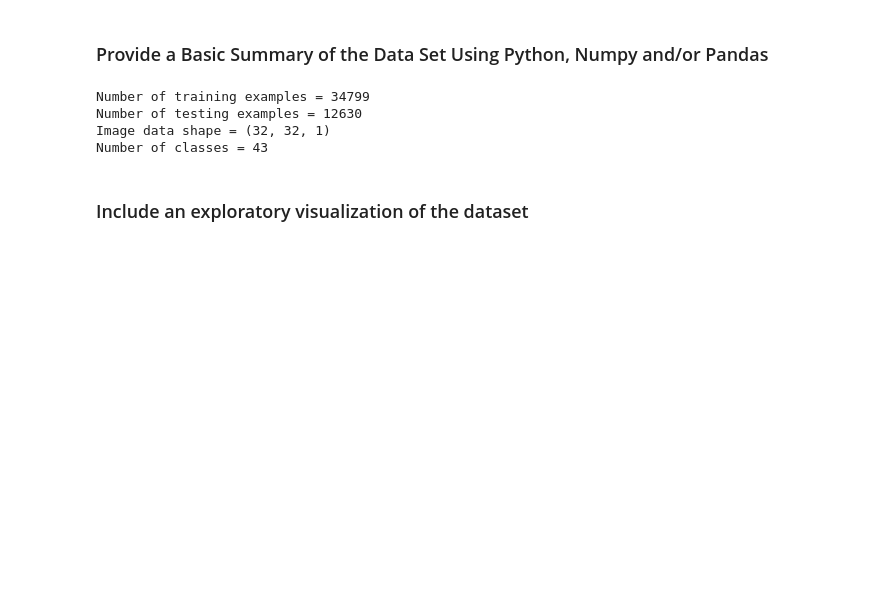
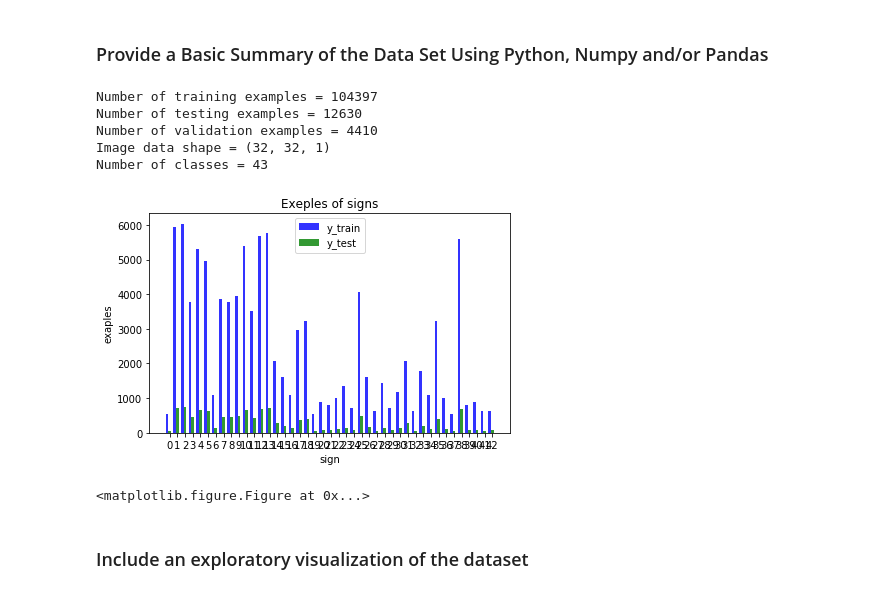
Before and after one commit to odats/CarND-Traffic-Sign-Classifier-Project, a Jupyter notebook: Traffic_Sign_Classifier.ipynb, the cells around one changed output. Saved outputs shown, nothing was run; the diff lists cells and outputs as text; code cells hidden in the pictures; blank space fills up the shorter version.

```diff
--- a/Traffic_Sign_Classifier.ipynb
+++ b/Traffic_Sign_Classifier.ipynb
@@ -58,6 +93,7 @@ Complete the basic data summary below. Use python, numpy and/or pandas methods t
 ### Replace each question mark with the appropriate value.
 ### Use python, pandas or numpy methods rather than hard coding the results
 import pandas as pd
+from collections import Counter
 
 # read signnames
 import csv
@@ -86,13 +122,56 @@ n_classes = len(signnames)
 
 print("Number of training examples =", n_train)
 print("Number of testing examples =", n_test)
+print("Number of validation examples =", n_validation)
 print("Image data shape =", image_shape)
 print("Number of classes =", n_classes)
 # %% [output]
-Number of training examples = 34799
+Number of training examples = 104397
 Number of testing examples = 12630
+Number of validation examples = 4410
 Image data shape = (32, 32, 1)
 Number of classes = 43
+# %%
+import numpy as np
+import matplotlib.pyplot as plt
+
+# data to plot
+n_groups = 43
+means_frank = list(Counter(y_train).values())
+means_guido = list(Counter(y_test).values())
+
+#n_groups = 4
+#means_frank = [1,2,5,6]
+#means_guido = [1,2,7,3]
+
+# create plot
+fig, ax = plt.subplots()
+index = np.arange(n_groups)
+bar_width = 0.35
+opacity = 0.8
+
+rects1 = plt.bar(index, means_frank, bar_width,
+                 alpha=opacity,
+                 color='b',
+                 label='y_train')
+
+rects2 = plt.bar(index + bar_width, means_guido, bar_width,
+                 alpha=opacity,
+                 color='g',
+                 label='y_test')
+
+plt.xlabel('sign')
+plt.ylabel('exaples')
+plt.title('Exeples of signs')
+plt.xticks(index + bar_width, list(Counter(y_test).keys()))
+plt.legend()
+
+plt.tight_layout()
+plt.figure(figsize=(25,25))
+plt.show()
+# %% [output]
+[figure, added]
+<matplotlib.figure.Figure at 0x...>
 # %% [markdown]
 ### Include an exploratory visualization of the dataset
 # %% [markdown]
```
Also changed, not shown: parts of 10 cells of this notebook, 4 other files.
